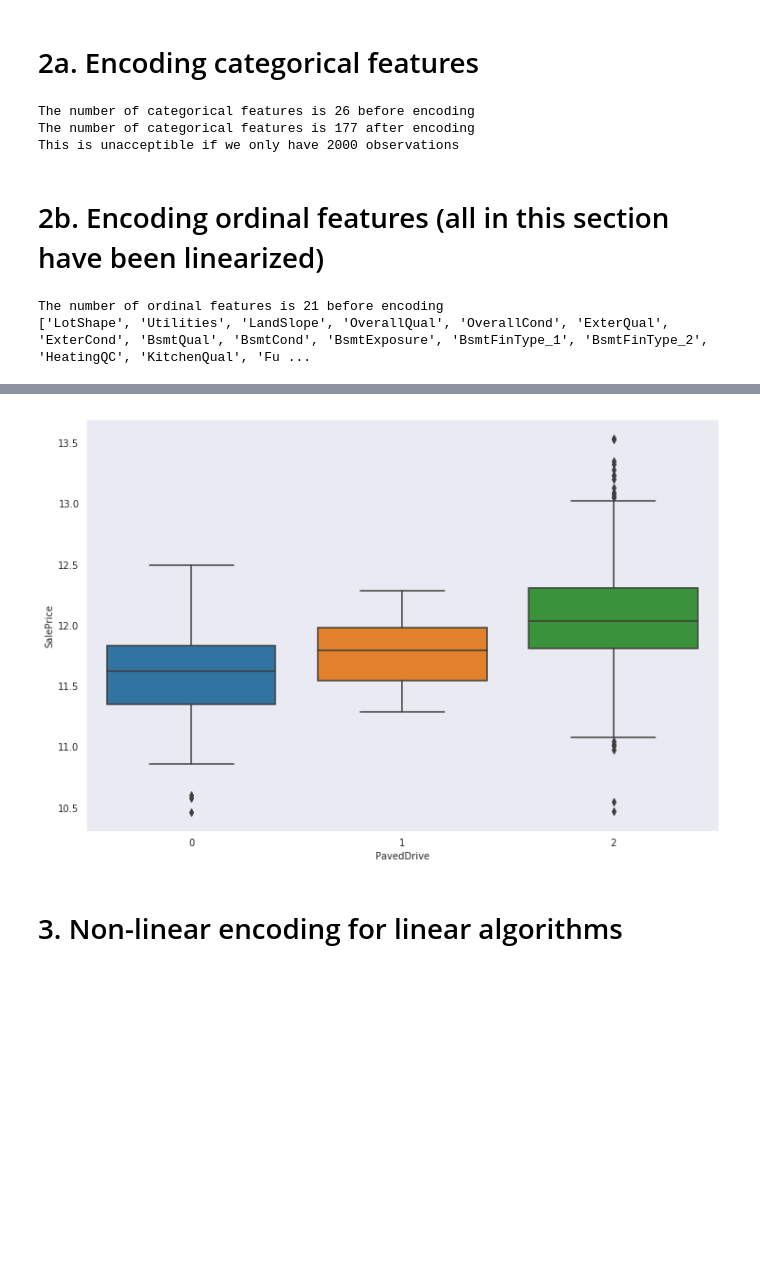
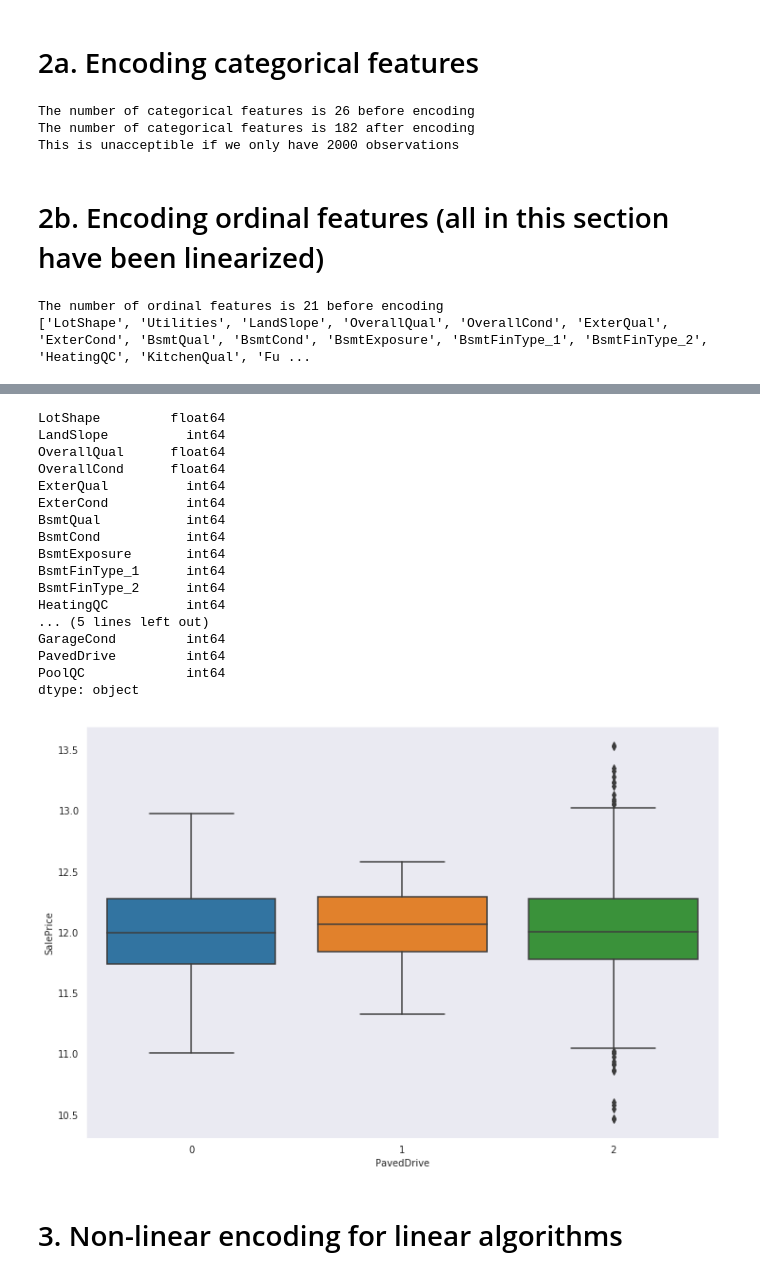
Before and after one commit to InterferencePattern/MST-housing-price-prediction, a Jupyter notebook: Scripts-James/1-FeatureEngineering_James.ipynb, the cells around one changed output, grey strips where cells are left out. Drawn from its saved outputs; the diff is of its cells as text; code cells hidden in the pictures; blank space fills up the shorter version.

```diff
--- a/Scripts-James/1-FeatureEngineering_James.ipynb
+++ b/Scripts-James/1-FeatureEngineering_James.ipynb
@@ -25,10 +25,17 @@ from scipy.stats import boxcox
 # %% [markdown]
 # Load dataset
 # %%
-df = pd.read_csv('data/train.csv')
+df_train = pd.read_csv('../data/train.csv')
+df_test = pd.read_csv('../data/test.csv')
+
+target_train = df_train.SalePrice
+df_train.drop("SalePrice", axis=1, inplace=True)
+
+df = pd.concat([df_train, df_test], sort=False)
+
 df = df.set_index('Id')
 
-p = df.SalePrice.plot(kind='hist', bins = 30)
+p = target_train.plot(kind='hist', bins = 30)
 ptitle = plt.title('Housing Prices in Dataset')
 # %% [output]
 [figure]
@@ -114,3 +120,4 @@ with open('typeConvertDict.pkl', 'rb') as handle:
 # f.close()
 
 # typeConvertDict
+typeConvertDict.pop("SalePrice", 0)
@@ -146,7 +155,7 @@ print("This is unacceptible if we only have 2000 observations")
 # Must drop Utilities because test set doesn't match training set
 # %% [output]
 The number of categorical features is 26 before encoding
-The number of categorical features is 177 after encoding
+The number of categorical features is 182 after encoding
 This is unacceptible if we only have 2000 observations
 # %% [markdown]
 # 2b. Encoding ordinal features (all in this section have been linearized)
@@ -184,7 +193,7 @@ preserved_mapper_HeatingQC = {"Po" : 0, "Fa": 1, 'TA':2, 'Gd':3, 'Ex':4}
 ord_df['HeatingQC'] = ord_df.HeatingQC.replace(preserved_mapper_HeatingQC)
 
 # Kitchen quality is converted to an ordered list and squared for linearity
-preserved_mapper_KitchenQual = {"Po" : 0, "Fa": 1, 'TA':2, 'Gd':3, 'Ex':4}
+preserved_mapper_KitchenQual = {"nan":0, "Po" : 0, "Fa": 1, 'TA':2, 'Gd':3, 'Ex':4}
 ord_df['KitchenQual'] = ord_df.KitchenQual.replace(preserved_mapper_KitchenQual)
 
 # Fireplace quality isn't well represented as linear. CONSIDER ONE HOT
@@ -204,7 +213,7 @@ preserved_mapper_PavedDrive = {"N":0, "P" : 1, "Y": 2}
 ord_df['PavedDrive'] = ord_df.PavedDrive.replace(preserved_mapper_PavedDrive)
 
 #sns.boxplot(ord_df.LotShape, df.SalePrice.apply(np.log))
-sns.boxplot(ord_df.PavedDrive, df.SalePrice.apply(np.log))
+sns.boxplot(ord_df.PavedDrive, target_train.apply(np.log))
 
 print(ordList)
 ord_df.head()
@@ -246,6 +255,12 @@ preserved_mapper_BsmtFinType_2 = {"nan":0, "Unf" : 1, "LwQ": 2, 'Rec':3, 'BLQ':4
 ord_df['BsmtFinType_2'] = ord_df.BsmtFinType_2.replace(preserved_mapper_BsmtFinType_2)
 
 # Functionality is a weird one, not sure what to do with it.  CONSIDER MAKING SUB-GROUPS?
+preserved_mapper_Functional = {"0":0, "nan":0, "Sev" : 1, "Maj2": 2, 'Maj1':3, 'Mod':4, 'Min2':5, "Min1": 6, "Typ": 7}
+ord_df['Functional'] = ord_df.Functional.replace(preserved_mapper_Functional)
+
+pd.set_option('display.max_columns', 500)
+pd.set_option('display.max_rows', 500)
+ord_df.dtypes
 # %% [output]
 The number of ordinal features is 21 before encoding
 ['LotShape', 'Utilities', 'LandSlope', 'OverallQual', 'OverallCond', 'ExterQual', 'ExterCond', 'BsmtQual', 'BsmtCond', 'BsmtExposure', 'BsmtFinType_1', 'BsmtFinType_2', 'HeatingQC', 'KitchenQual', 'Fu ...
@@ -259,4 +267,21 @@ The number of ordinal features is 21 before encoding
+LotShape         float64
+LandSlope          int64
+OverallQual      float64
+OverallCond      float64
+ExterQual          int64
+ExterCond          int64
+BsmtQual           int64
+BsmtCond           int64
+BsmtExposure       int64
+BsmtFinType_1      int64
+BsmtFinType_2      int64
+HeatingQC          int64
+... (5 lines left out)
+GarageCond         int64
+PavedDrive         int64
+PoolQC             int64
+dtype: object
-[figure, old version]
+[figure, new version]
 # %% [markdown]
 # 3. Non-linear encoding for linear algorithms
 # %%
```
Also changed, not shown: parts of 12 cells of this notebook.
